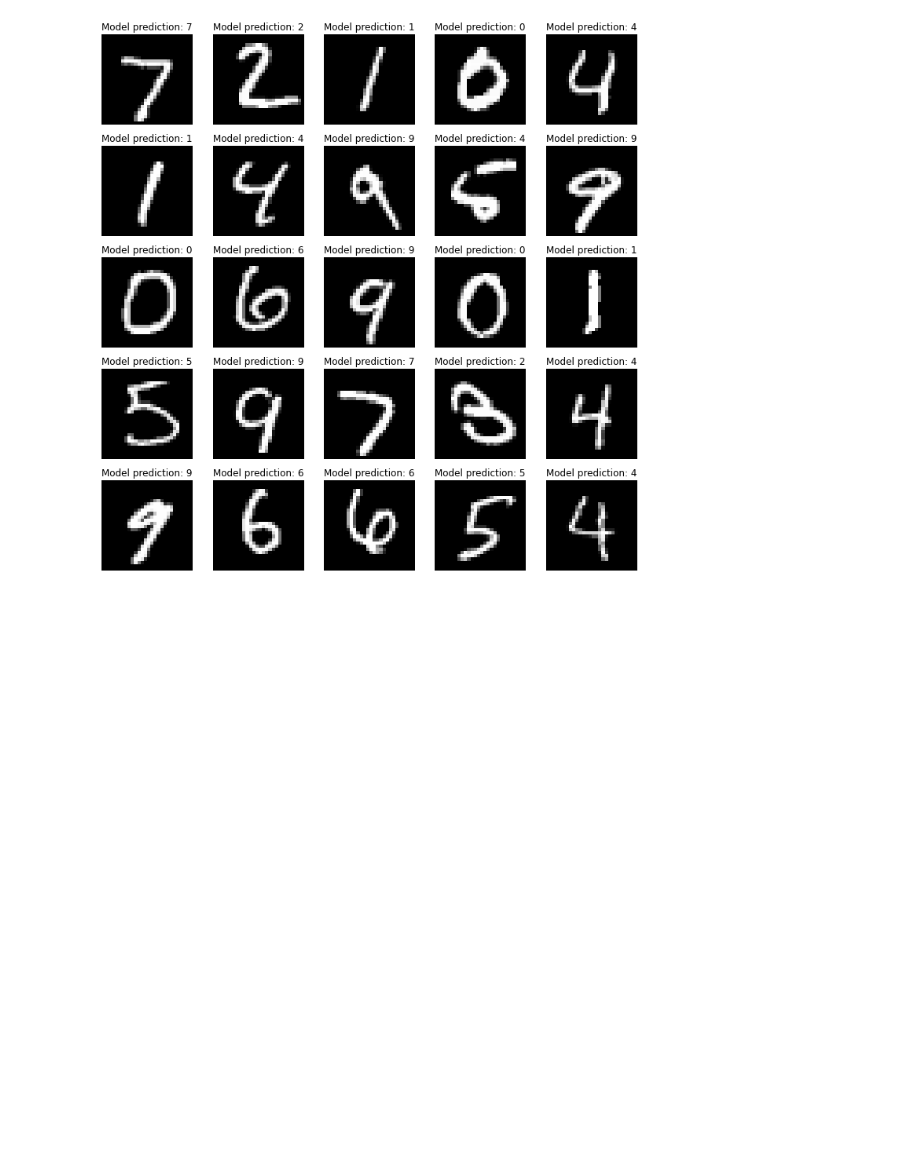
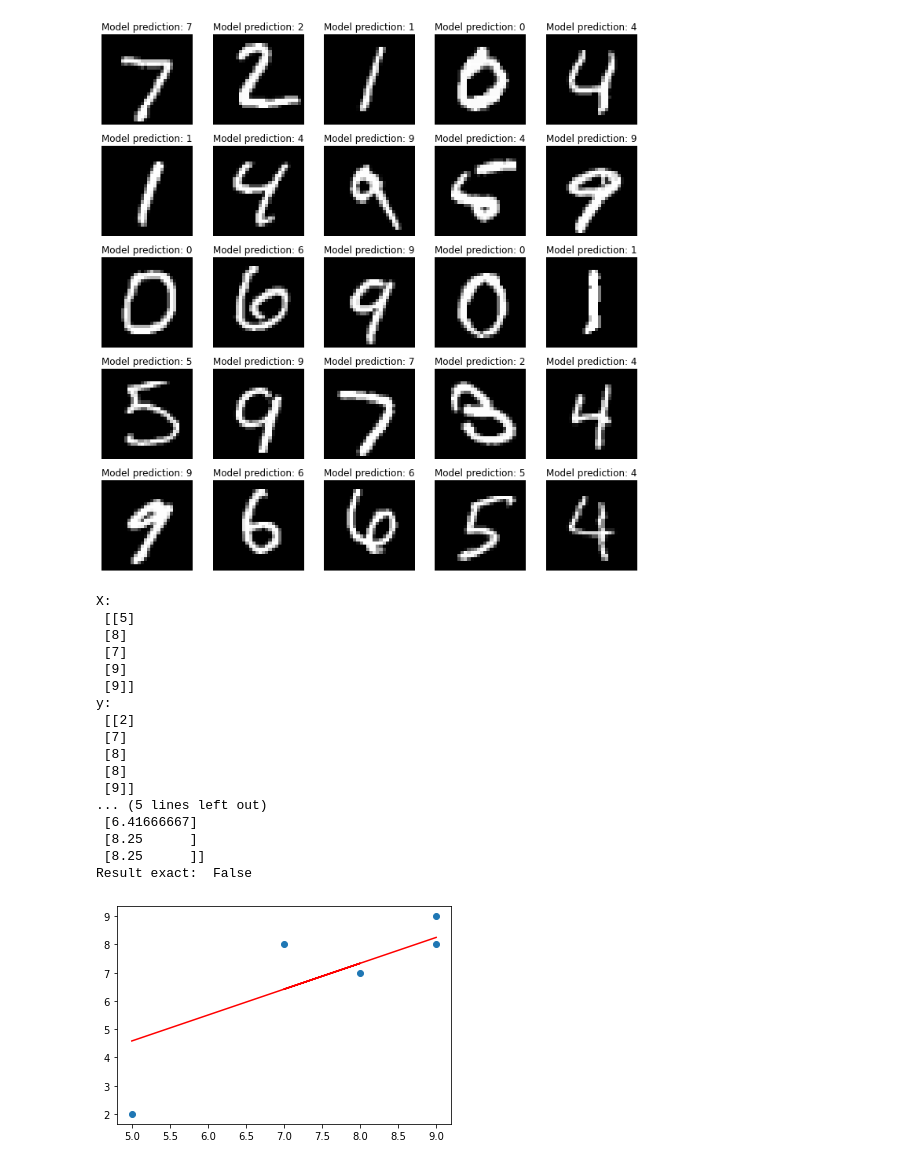
Before and after one commit to Veikko-Saikkonen/delft-deep-learning, a Jupyter notebook: Assignment_2.ipynb, the cells around one changed output. Drawn from its saved outputs; the diff is of its cells as text; code cells hidden in the pictures; blank space fills up the shorter version.

```diff
--- a/Assignment_2.ipynb
+++ b/Assignment_2.ipynb
@@ -1466,3 +1466,52 @@ plt.tight_layout()
 plt.show()
 # %% [output]
 [figure]
+# %%
+import numpy as np
+
+np.random.seed(0)
+
+size = 5
+features = 1
+
+err = np.random.normal(loc=0, scale=1, size = (size,))
+
+X = np.random.random_integers(low=1,high=10, size=(size, features))
+y = np.random.random_integers(low=1,high=10, size=(size,1)) + err
+print("X: \n", X)
+print("y: \n", y)
+
+XtX = (np.matmul(X.T,X))
+
+print(XtX)
+
+Xinv = np.linalg.inv(XtX)
+
+A = np.matmul(np.matmul(Xinv, X.T), y)
+print("A: \n", A)
+yhat = np.matmul(X,A)
+print("Result : ", yhat)
+print("Result exact: ", np.allclose(yhat,y))
+
+plt.scatter(X, y)
+plt.plot(X, yhat, color='red')
+plt.show()
+# %% [output]
+X:
+ [[5]
+ [8]
+ [7]
+ [9]
+ [9]]
+y:
+ [[2]
+ [7]
+ [8]
+ [8]
+ [9]]
+... (5 lines left out)
+ [6.41666667]
+ [8.25      ]
+ [8.25      ]]
+Result exact:  False
+[figure, added]
```
Also changed, not shown: parts of 1 cell of this notebook.
